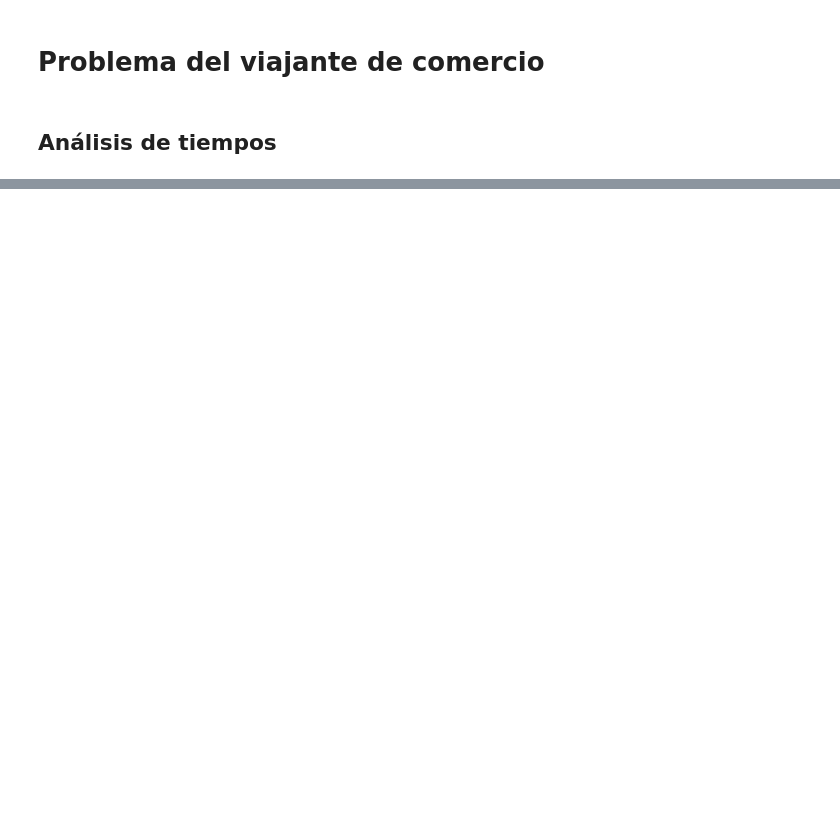
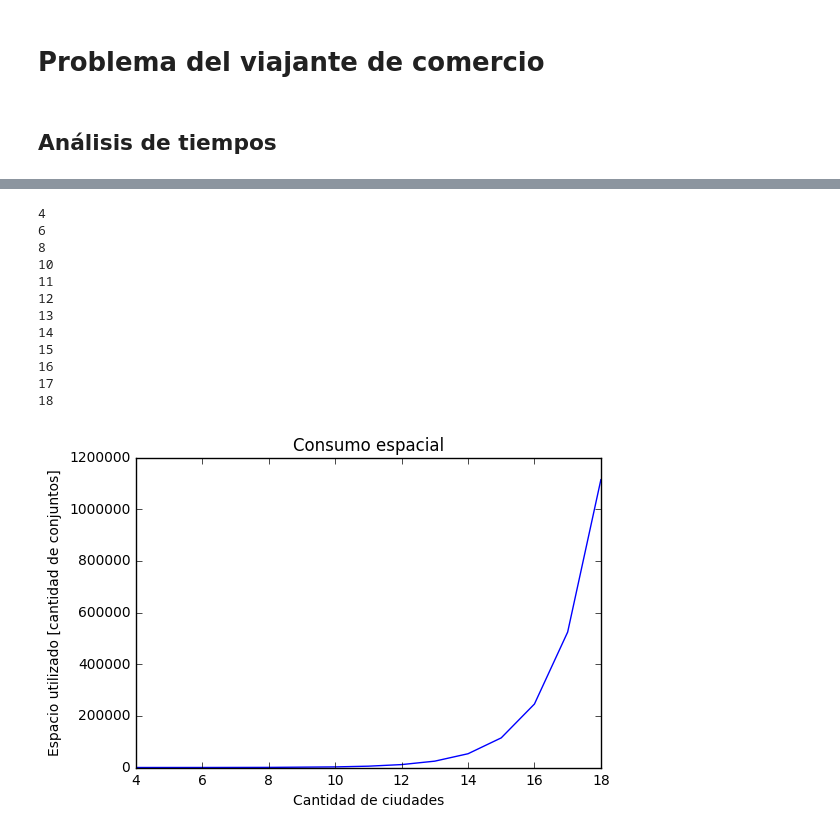
Before and after one commit to edittler/tda-fiuba, a Jupyter notebook: tp2/programacion-dinamica/travelling-salesman/travelling_salesman_problem.ipynb, the cells around one changed output, grey strips where cells are left out. Drawn from its saved outputs; the diff is of its cells as text; code cells hidden in the pictures; blank space fills up the shorter version.

Commit message:
Agrego gráfico de consumo espacial

```diff
--- a/tp2/programacion-dinamica/travelling-salesman/travelling_salesman_problem.ipynb
+++ b/tp2/programacion-dinamica/travelling-salesman/travelling_salesman_problem.ipynb
@@ -85,0 +109,31 @@ NameError: name 'Parser' is not defined
+# %%
+problems = []
+problems.append(tsp_parser.parse_tsp_file("test_files/ex04.tsp"))
+problems.append(tsp_parser.parse_tsp_file("test_files/ex06.tsp"))
+problems.append(tsp_parser.parse_tsp_file("test_files/ex08.tsp"))
+problems.append(tsp_parser.parse_tsp_file("test_files/ex10.tsp"))
+problems.append(tsp_parser.parse_tsp_file("test_files/ex11.tsp"))
+problems.append(tsp_parser.parse_tsp_file("test_files/ex12.tsp"))
+problems.append(tsp_parser.parse_tsp_file("test_files/ex13.tsp"))
+problems.append(tsp_parser.parse_tsp_file("test_files/ex14.tsp"))
+problems.append(tsp_parser.parse_tsp_file("test_files/p01.tsp"))
+problems.append(tsp_parser.parse_tsp_file("test_files/ex16.tsp"))
+problems.append(tsp_parser.parse_tsp_file("test_files/gr17.tsp"))
+problems.append(tsp_parser.parse_tsp_file("test_files/ex18.tsp"))
+#problems.append(tsp_parser.parse_tsp_file("test_files/gr21.tsp"))
+title = 'Consumo espacial'
+plot_space(problems, title = title, savefig = True, filename_keyword='_space')
+# %% [output]
+4
+6
+8
+10
+11
+12
+13
+14
+15
+16
+17
+18
+[figure, added]
```
Also changed, not shown: parts of 4 cells of this notebook, 3 other files.
